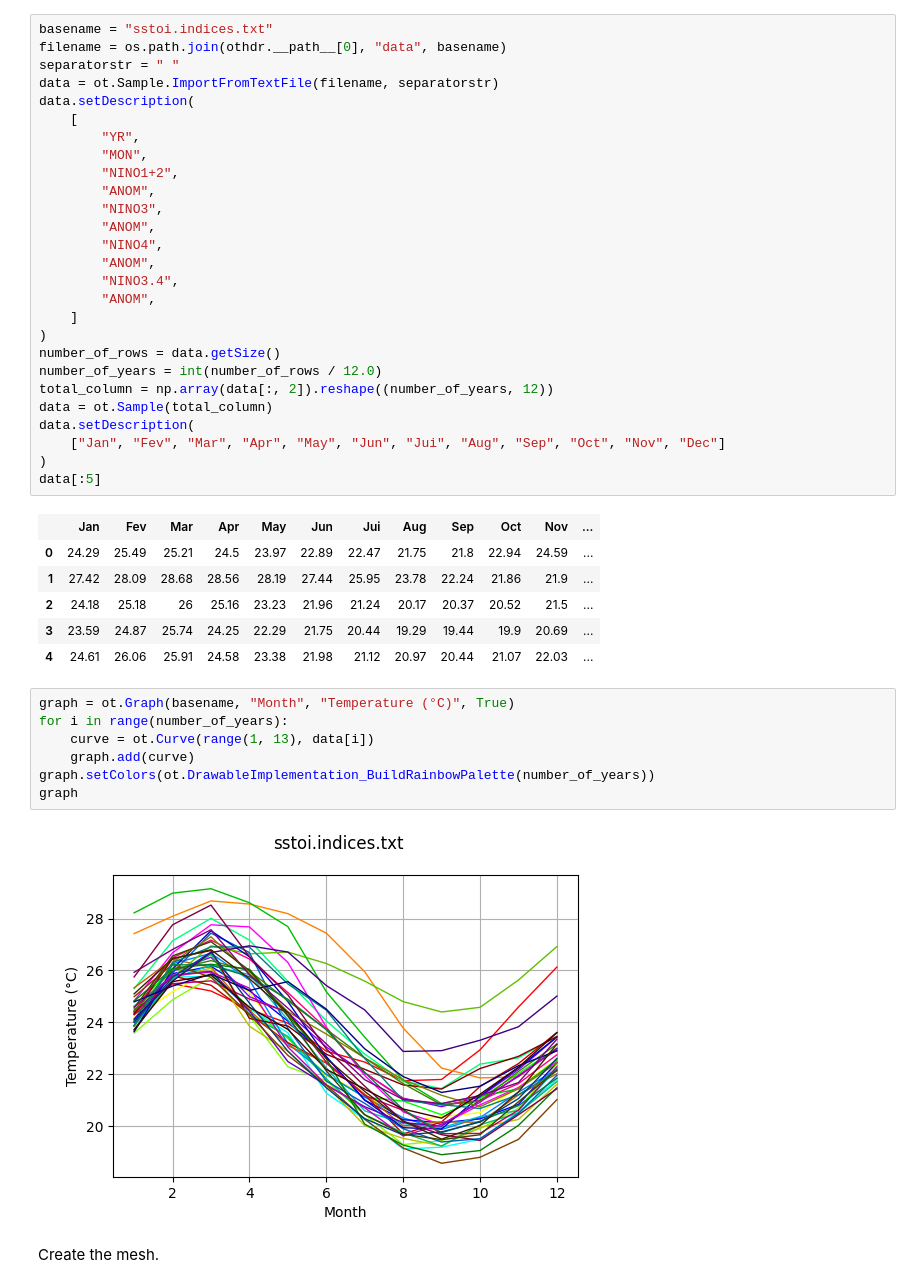
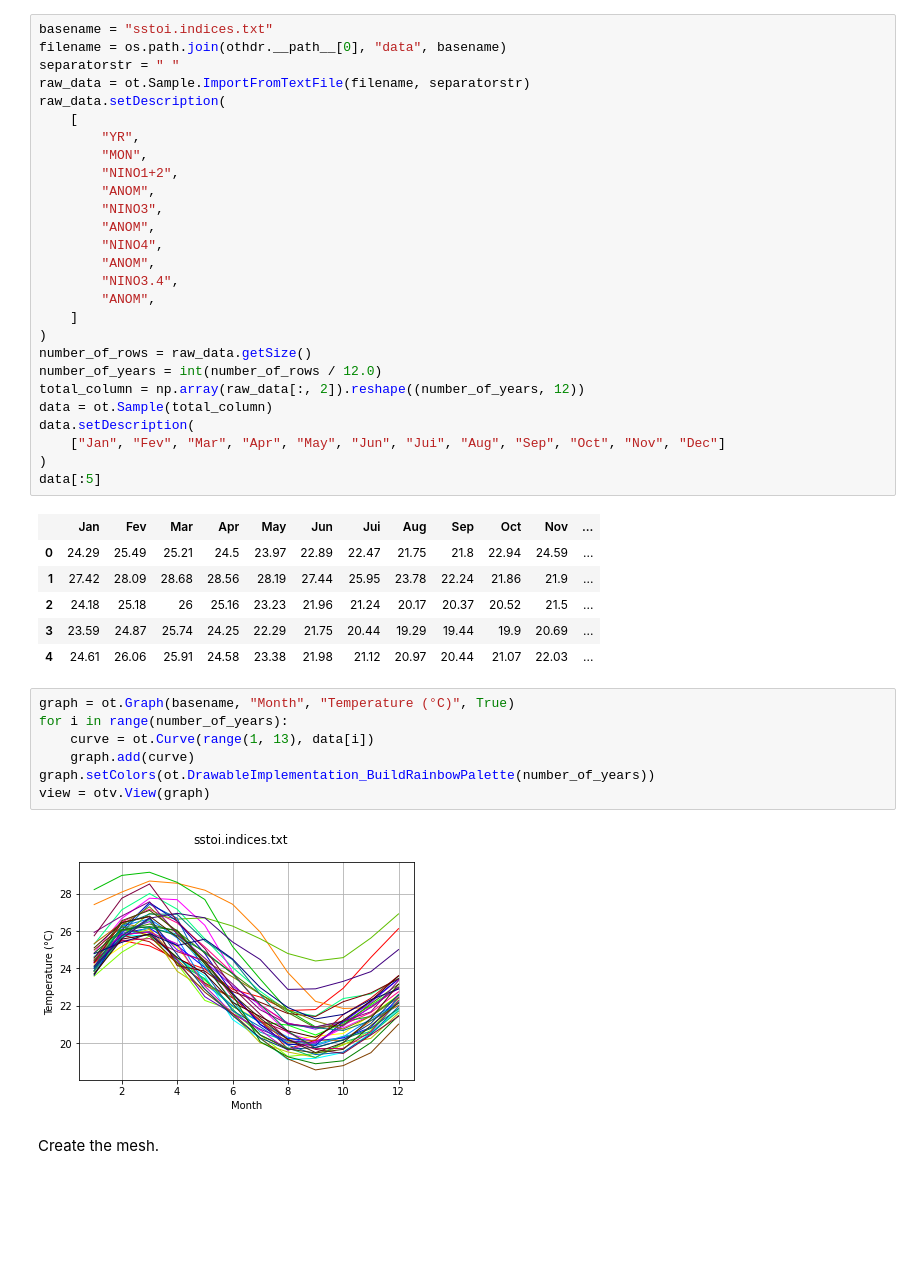
Before and after one commit to mbaudin47/othdrplot, a Jupyter notebook: doc/examples/ProcessHighDensityRegionAlgorithm-3D-example.ipynb, the cells around one changed output. Drawn from its saved outputs; the diff is of its cells as text; blank space fills up the shorter version.

Commit message:
Updated user manual documentation and figures. Cleanup of unmaintained doc.

```diff
--- a/doc/examples/ProcessHighDensityRegionAlgorithm-3D-example.ipynb
+++ b/doc/examples/ProcessHighDensityRegionAlgorithm-3D-example.ipynb
@@ -28,8 +28,8 @@ Load the dataset.
 basename = "sstoi.indices.txt"
 filename = os.path.join(othdr.__path__[0], "data", basename)
 separatorstr = " "
-data = ot.Sample.ImportFromTextFile(filename, separatorstr)
-data.setDescription(
+raw_data = ot.Sample.ImportFromTextFile(filename, separatorstr)
+raw_data.setDescription(
     [
         "YR",
         "MON",
@@ -43,9 +43,9 @@ data.setDescription(
         "ANOM",
     ]
 )
-number_of_rows = data.getSize()
+number_of_rows = raw_data.getSize()
 number_of_years = int(number_of_rows / 12.0)
-total_column = np.array(data[:, 2]).reshape((number_of_years, 12))
+total_column = np.array(raw_data[:, 2]).reshape((number_of_years, 12))
 data = ot.Sample(total_column)
 data.setDescription(
     ["Jan", "Fev", "Mar", "Apr", "May", "Jun", "Jui", "Aug", "Sep", "Oct", "Nov", "Dec"]
@@ -61,12 +61,12 @@ data[:5]
 # %%
 graph = ot.Graph(basename, "Month", "Temperature (°C)", True)
 for i in range(number_of_years):
     curve = ot.Curve(range(1, 13), data[i])
     graph.add(curve)
 graph.setColors(ot.DrawableImplementation_BuildRainbowPalette(number_of_years))
-graph
+view = otv.View(graph)
 # %% [output]
-[figure, old version]
+[figure, new version]
 # %% [markdown]
 Create the mesh.
 # %%
```
Also changed, not shown: 26 other files.
